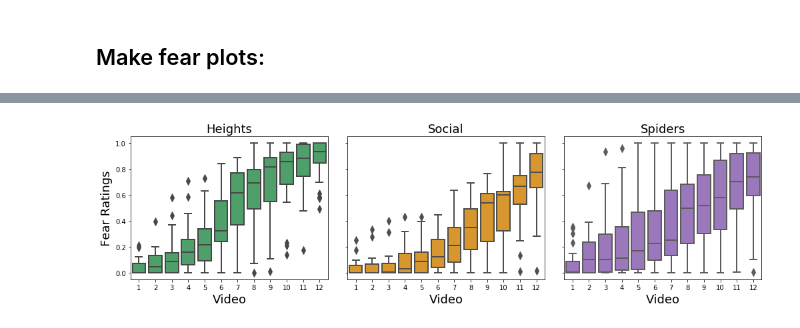
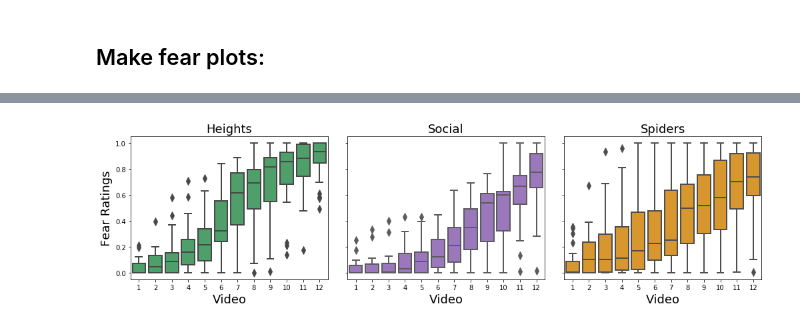
Before and after one commit to yiyuwang/AffVids_mvpa, a Jupyter notebook: 0_Preprocess_fear_ratings.ipynb, the cells around one changed output, grey strips where cells are left out. Saved outputs shown, nothing was run; the diff lists cells and outputs as text; code cells hidden in the pictures.

```diff
--- a/0_Preprocess_fear_ratings.ipynb
+++ b/0_Preprocess_fear_ratings.ipynb
@@ -355,29 +356,30 @@ for category in np.unique(sorted_ratings['category']):
 # %%
-my_colors = ['#42AC65', '#F39C12', '#9C6CC7']
+my_colors = ['#42AC65','#9C6CC7', '#F39C12']
+#my_colors = ['#33a02c', '#6a3d9a', '#ff7f00']
 import plotly.express as px
 import seaborn as sns
 import matplotlib.pyplot as plt
 fig, axes= plt.subplots(1, 3, figsize=(14,4))
 for n, category in enumerate(['Heights','Social','Spiders']):
     plot_df = sorted_ratings[sorted_ratings.category==category]
     plot_df['video_order']=np.tile(range(1,13), len(subjects_list))
     c = my_colors[n]
     sns.boxplot(data=plot_df, x='video_order', y='fear', color = c,ax=axes[n],linewidth=2, fliersize=8)
     axes[n].set_title(category,fontsize =18)
     #axes[n].set_xticks()
     #axes[n].set_xticklabels(all_df[n]['video_num'].apply(int).apply(str),fontsize =14)
 
     axes[n].set_ylim(-0.05,1.05)
     plt.tight_layout()
     plt.show
 
 
 for ax in axes.flat:
     ax.set_xlabel('Video', fontsize=18)
     ax.set_ylabel('Fear Ratings', fontsize=18)
 
 for ax in axes.flat:
        ax.label_outer()
 plt.subplots_adjust(wspace=0.1, hspace=0)
 # %% [output]
-[figure, old version]
+[figure, new version]
```
Also changed, not shown: parts of 4 cells of this notebook, 12 other files.
